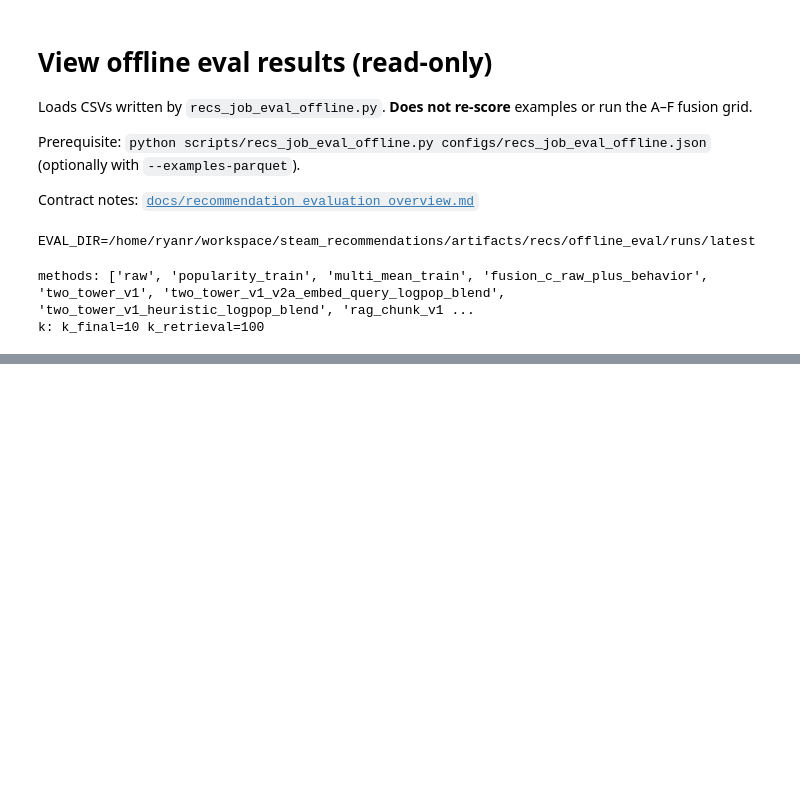
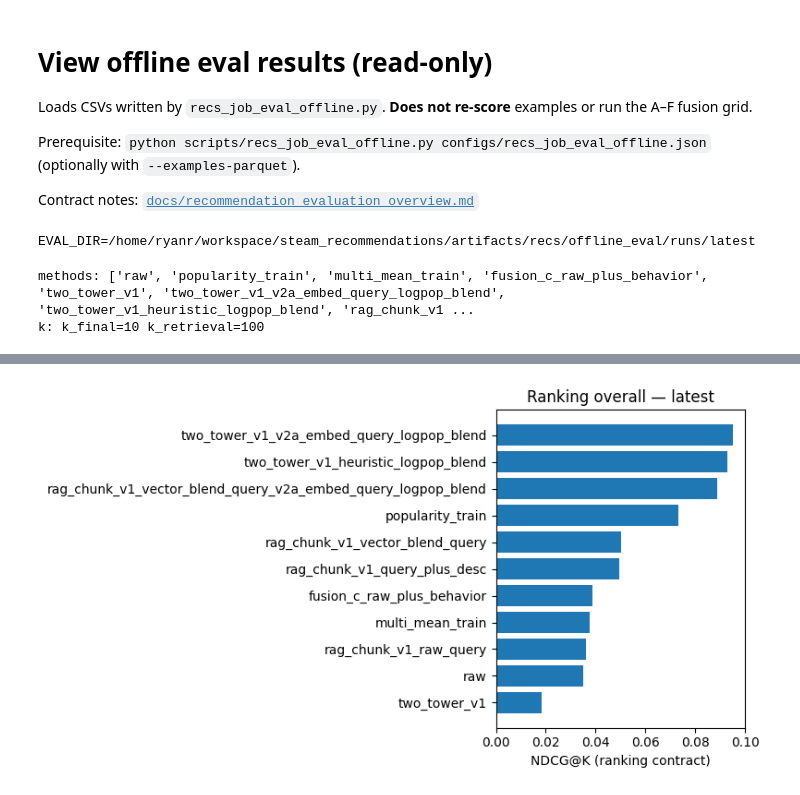
Before and after one commit to rreuther8/steam-review-ml, a Jupyter notebook: notebooks/evaluation/recs_011_view_offline_eval.ipynb, the cells around one changed output, grey strips where cells are left out. Saved outputs shown, nothing was run; the diff lists cells and outputs as text; code cells hidden in the pictures; blank space fills up the shorter version.

```diff
--- a/notebooks/evaluation/recs_011_view_offline_eval.ipynb
+++ b/notebooks/evaluation/recs_011_view_offline_eval.ipynb
@@ -160,0 +191,24 @@ else:
+# %%
+def _load_csv(key: str) -> pd.DataFrame | None:
+    path = PATHS[key]
+    if not path.is_file():
+        print(f"skip {key}: missing {path.name}")
+        return None
+    return pd.read_csv(path)
+
+rank_overall = _load_csv("ranking_overall")
+rank_slice = _load_csv("ranking_by_slice")
+retr_overall = _load_csv("retrieval_overall")
+retr_slice = _load_csv("retrieval_by_slice")
+
+run_meta = None
+if PATHS["run_meta"].is_file():
+    run_meta = json.loads(PATHS["run_meta"].read_text(encoding="utf-8"))
+    print("methods:", run_meta.get("methods_requested"))
+    print(
+        "k:",
+        f"k_final={run_meta.get('k_final')}",
+        f"k_retrieval={run_meta.get('k_retrieval')}",
+    )
+else:
+    print("no eval_offline_run_meta.json")
@@ -160,0 +293,18 @@ else:
+# %%
+try:
+    import matplotlib.pyplot as plt
+except ImportError:
+    plt = None
+
+if plt is not None and rank_overall is not None and "NDCG@K" in rank_overall.columns:
+    df = rank_overall.sort_values("NDCG@K", ascending=True)
+    fig, ax = plt.subplots(figsize=(8, max(3, 0.4 * len(df))))
+    ax.barh(df["method"], df["NDCG@K"])
+    ax.set_xlabel("NDCG@K (ranking contract)")
+    ax.set_title(f"Ranking overall — {EVAL_RUN}")
+    plt.tight_layout()
+    plt.show()
+else:
+    print("matplotlib not available or ranking table missing; tables above are enough.")
+# %% [output]
+[figure, added]
```
Also changed, not shown: parts of 7 cells of this notebook, 18 other files.
